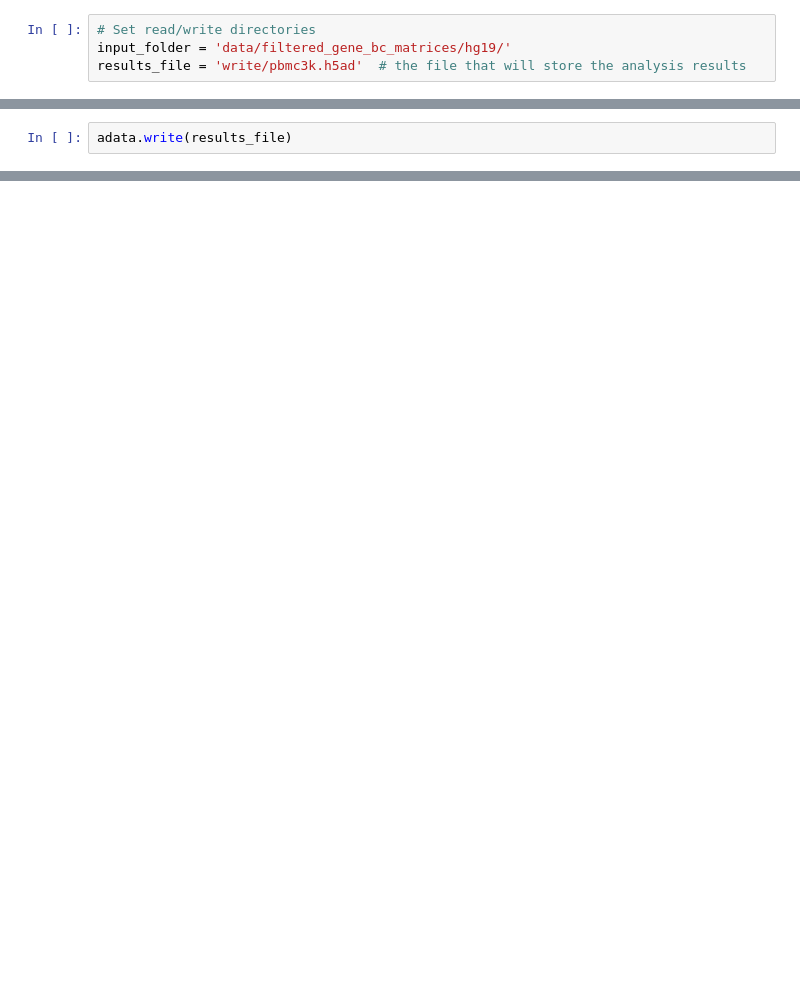
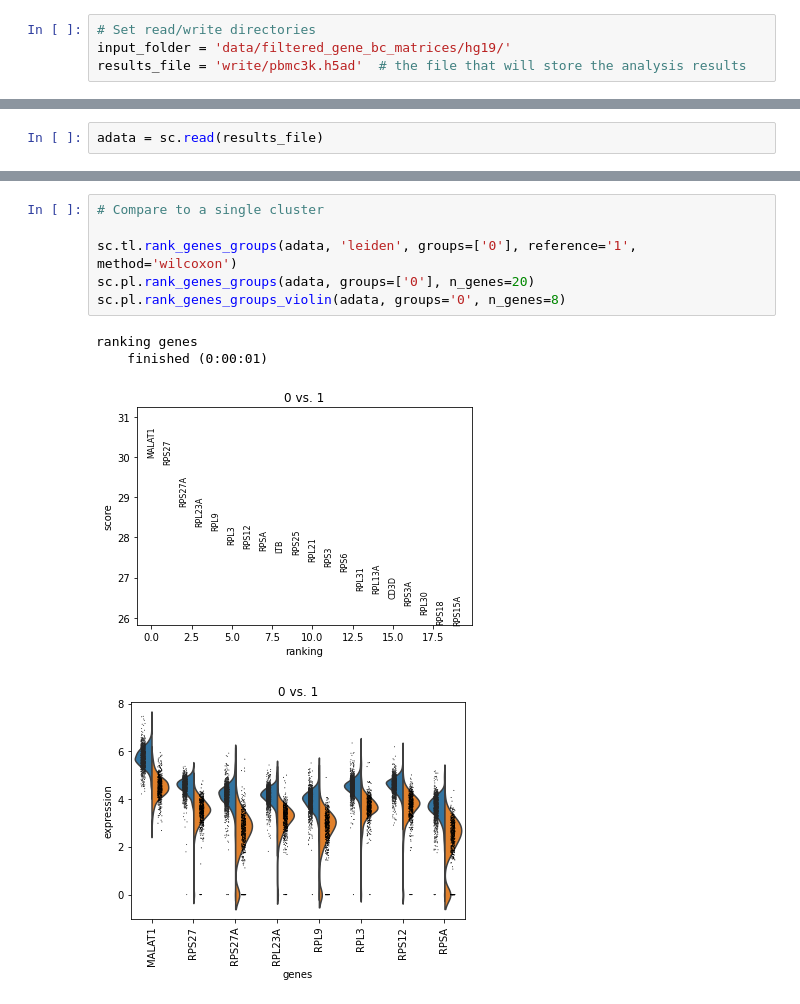
Before and after one commit to danobohud/scanpy, a Jupyter notebook: 10X_PMBC3K_find_markers.ipynb, the cells around one changed output, grey strips where cells are left out. Saved outputs shown, nothing was run; the diff lists cells and outputs as text; blank space fills up the shorter version.

```diff
--- a/10X_PMBC3K_find_markers.ipynb
+++ b/10X_PMBC3K_find_markers.ipynb
@@ -44,2 +76,2 @@ sc.pl.umap(adata, use_raw=False, color=['leiden','CD19','CST3', 'NKG7']) # Marke
 # %%
-adata.write(results_file)
+adata = sc.read(results_file)
@@ -55,0 +104,11 @@ AnnData object with n_obs × n_vars = 2638 × 1838
+# %%
+# Compare to a single cluster
+
+sc.tl.rank_genes_groups(adata, 'leiden', groups=['0'], reference='1', method='wilcoxon')
+sc.pl.rank_genes_groups(adata, groups=['0'], n_genes=20)
+sc.pl.rank_genes_groups_violin(adata, groups='0', n_genes=8)
+# %% [output]
+ranking genes
+    finished (0:00:01)
+[figure, added]
+[figure, added]
```
Also changed, not shown: parts of 15 cells of this notebook, 1 other file.
